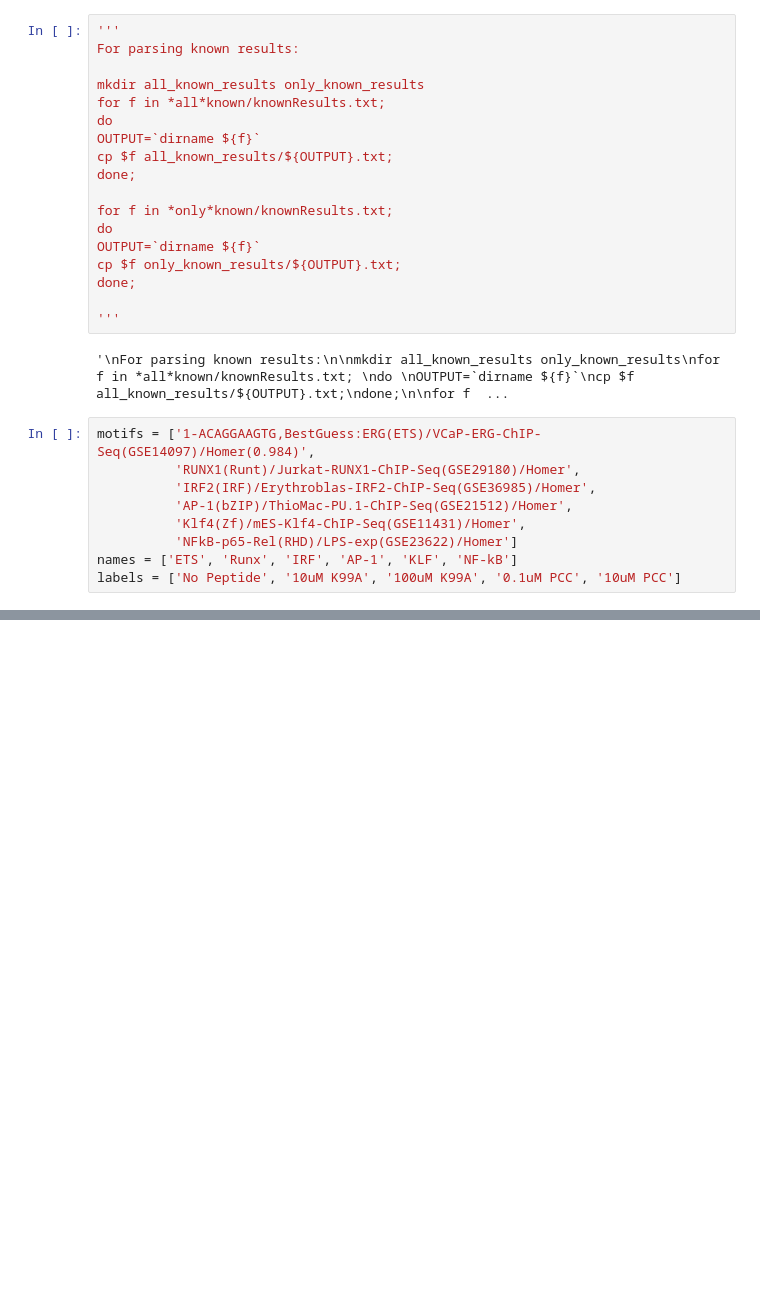
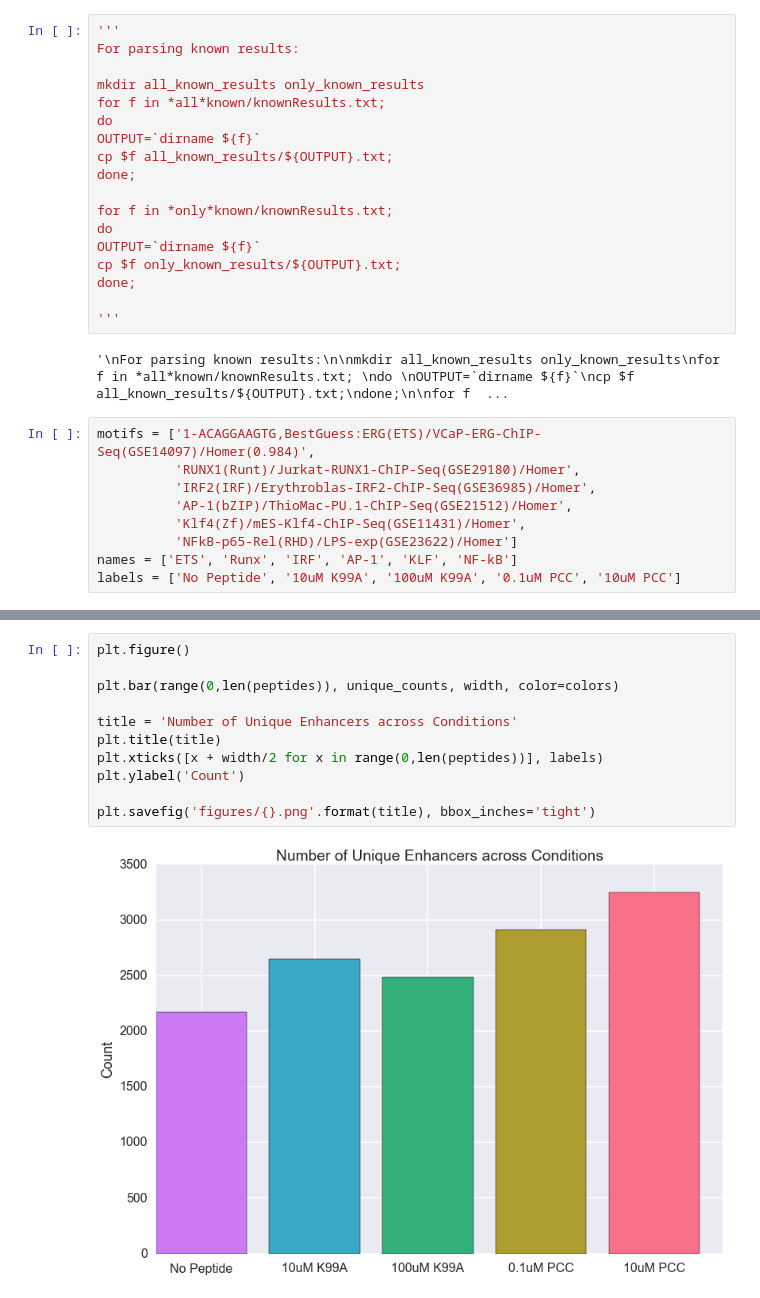
Before and after one commit to karmel/and-tcr-affinity, a Jupyter notebook: andtcr/motifs/enhancers_me2_and.ipynb, the cells around one changed output, grey strips where cells are left out. Drawn from its saved outputs; the diff is of its cells as text; blank space fills up the shorter version.

```diff
--- a/andtcr/motifs/enhancers_me2_and.ipynb
+++ b/andtcr/motifs/enhancers_me2_and.ipynb
@@ -217,0 +222,13 @@ for i, m in enumerate(motifs):
+# %%
+plt.figure()
+
+plt.bar(range(0,len(peptides)), unique_counts, width, color=colors)
+
+title = 'Number of Unique Enhancers across Conditions'
+plt.title(title)
+plt.xticks([x + width/2 for x in range(0,len(peptides))], labels)
+plt.ylabel('Count')
+
+plt.savefig('figures/{}.png'.format(title), bbox_inches='tight')
+# %% [output]
+[figure, added]
```
Also changed, not shown: parts of 3 cells of this notebook, 18 other files.
